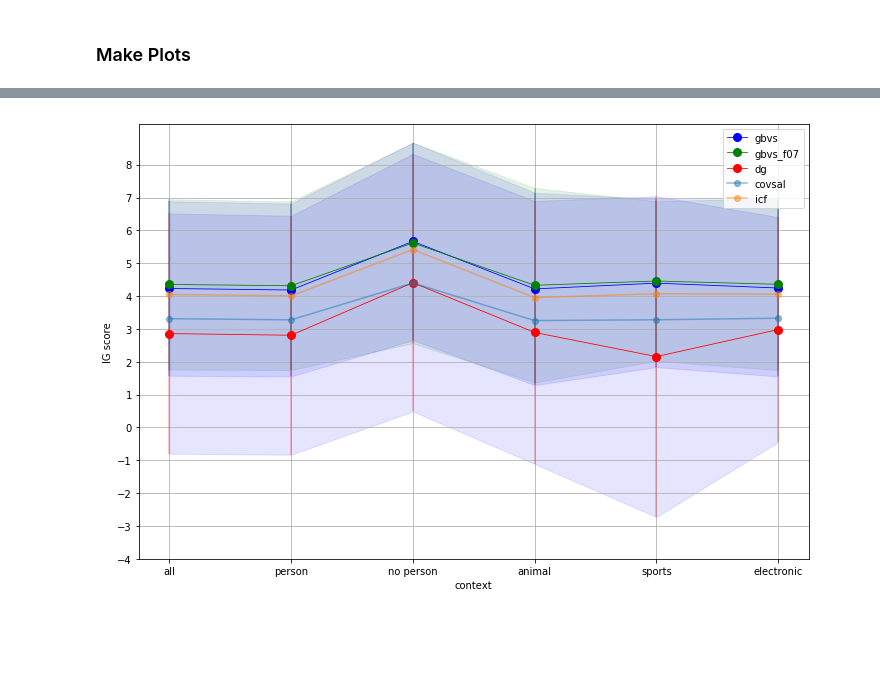
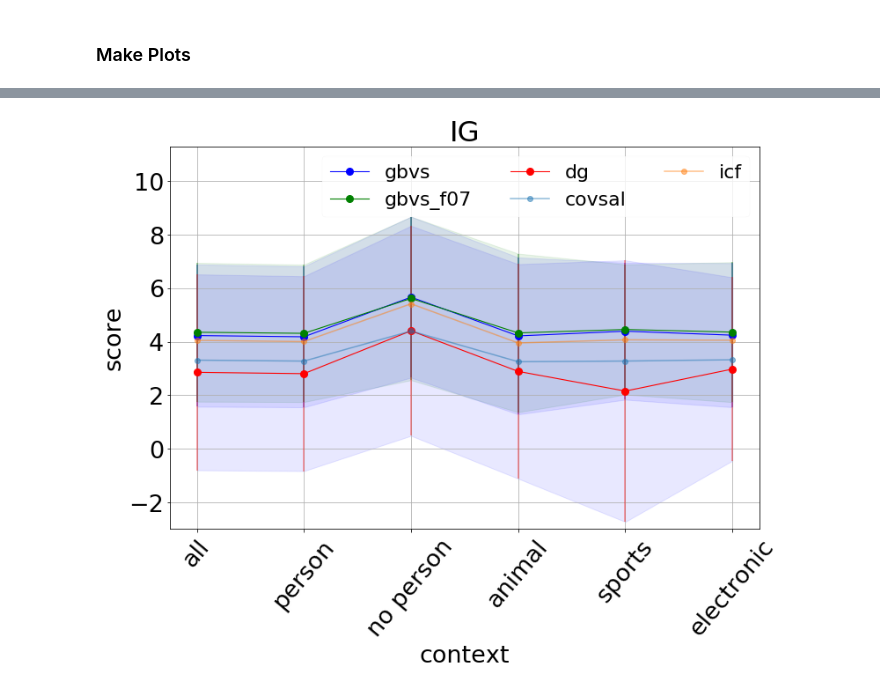
Before and after one commit to alTeska/face_saliency, a Jupyter notebook: notebooks/coco_train_just_faces/gbvs_vs_dg_0710.ipynb, the cells around one changed output, grey strips where cells are left out. Cells and saved outputs as stored; diff of their text form; code cells hidden in the pictures; blank space fills up the shorter version.

```diff
--- a/notebooks/coco_train_just_faces/gbvs_vs_dg_0710.ipynb
+++ b/notebooks/coco_train_just_faces/gbvs_vs_dg_0710.ipynb
@@ -208,8 +208,14 @@ ig_dg_s = dg_std['ig']
 ### Make Plots
 # %%
 t = np.arange(0,6)
-d = 0.8
+d = 1.1
 m = 8
+# %%
+import matplotlib.font_manager as font_manager
+font_prop = font_manager.FontProperties(size=22)
+# %%
+# plt.style.use('seaborn-poster')
+matplotlib.rcParams.update({'font.size': 27})
 # %%
 plt.subplots(figsize=(12,8))
 
@@ -295,26 +316,33 @@ plt.savefig('../plots/SIM_gbvs_performance.jpg', bbox_inches='tight', pad_inches
 # %%
 plt.subplots(figsize=(12,8))
 
 plt.plot(ig_gbvs_m, '-o', label='gbvs', linewidth=d, markersize=m, c='b');
-plt.errorbar(t, ig_gbvs_m, ig_gbvs_s, linestyle='None', c='b', label=None, alpha=0.3)
-plt.fill_between(t, ig_gbvs_m - ig_gbvs_s, ig_gbvs_m + ig_gbvs_s, color='b', alpha=0.1)
+plt.errorbar(t, ig_gbvs_m, ig_gbvs_s, linestyle='None', c='b', label=None, alpha=0.45)
+plt.fill_between(t, ig_gbvs_m - ig_gbvs_s, ig_gbvs_m + ig_gbvs_s, color='b', alpha=0.09)
 
 plt.plot(ig_gbvs_f07_m, '-o', label='gbvs_f07', linewidth=d, markersize=m, c='g');
-plt.errorbar(t, ig_gbvs_f07_m, ig_gbvs_f07_s, linestyle='None', c='g', label=None, alpha=0.3)
-plt.fill_between(t, ig_gbvs_f07_m - ig_gbvs_f07_s, ig_gbvs_f07_m + ig_gbvs_f07_s, color='g', alpha=0.1)
+plt.errorbar(t, ig_gbvs_f07_m, ig_gbvs_f07_s, linestyle='None', c='g', label=None, alpha=0.45)
+plt.fill_between(t, ig_gbvs_f07_m - ig_gbvs_f07_s, ig_gbvs_f07_m + ig_gbvs_f07_s, color='g', alpha=0.09)
 
 plt.plot(ig_dg_m, '-o', label='dg', linewidth=d, markersize=m, c='r');
-plt.errorbar(t, ig_dg_m, ig_dg_s, linestyle='None', c='r', label=None, alpha=0.3)
-plt.fill_between(t, ig_dg_m - ig_dg_s, ig_dg_m + ig_dg_s, color='b', alpha=0.1)
+plt.errorbar(t, ig_dg_m, ig_dg_s, linestyle='None', c='r', label=None, alpha=0.45)
+plt.fill_between(t, ig_dg_m - ig_dg_s, ig_dg_m + ig_dg_s, color='b', alpha=0.09)
 
 plt.plot(ig_covsal, '-o', label='covsal', alpha=0.5)
 plt.plot(ig_icf, '-o', label='icf', alpha=0.5)
 
 plt.grid()
-plt.yticks(np.arange(-4, 9, step=1))
-plt.ylabel('IG score')
+plt.yticks(np.arange(-4, 12.1, step=2))
+plt.ylabel('score')
+plt.title('IG')
+plt.ylim(-3, 11.3)
 plt.xlabel('context')
-plt.legend();
+plt.xticks(rotation=50)
+
+leg = plt.legend(loc=0, ncol=3, prop=font_prop)
+leg.get_frame().set_linewidth(0.1)
+
+
 plt.savefig('../plots/IG_gbvs_performance.jpg', bbox_inches='tight', pad_inches=0)
 # %% [output]
-[figure, old version]
+[figure, new version]
```
Also changed, not shown: parts of 3 cells of this notebook, 46 other files.
